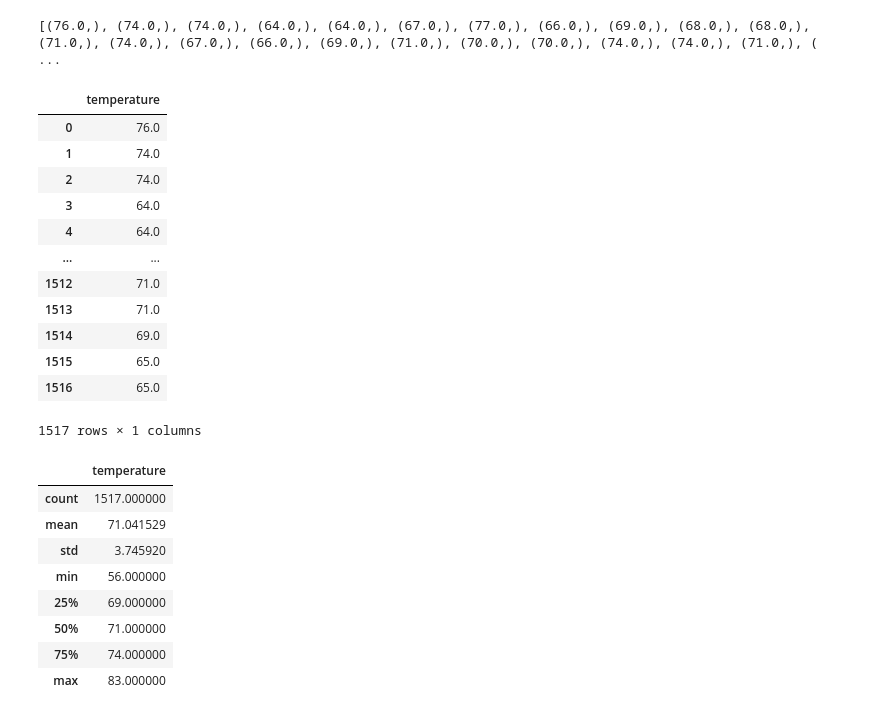
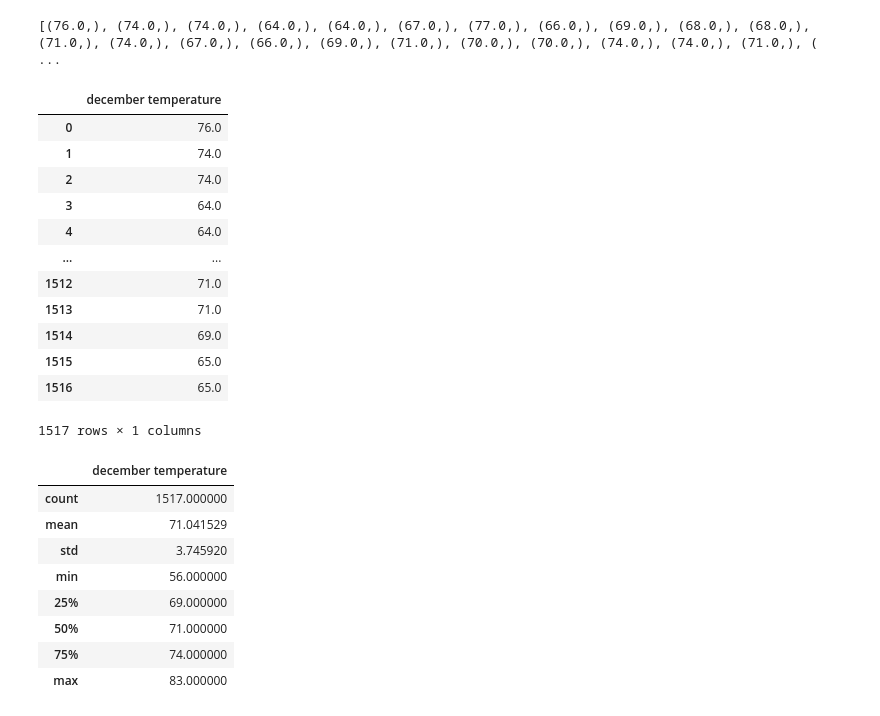
Before and after one commit to bmanalive/surfs_up, a Jupyter notebook: SurfsUp_Challenge.ipynb, the cells around one changed output. Cells and saved outputs as stored; diff of their text form; code cells hidden in the pictures.

```diff
--- a/SurfsUp_Challenge.ipynb
+++ b/SurfsUp_Challenge.ipynb
@@ -87,10 +87,10 @@ print(december_temps_list)
 [(76.0,), (74.0,), (74.0,), (64.0,), (64.0,), (67.0,), (77.0,), (66.0,), (69.0,), (68.0,), (68.0,), (71.0,), (74.0,), (67.0,), (66.0,), (69.0,), (71.0,), (70.0,), (70.0,), (74.0,), (74.0,), (71.0,), ( ...
 # %%
 # 8. Create a DataFrame from the list of temperatures for the month of December.
-december_temps_df = pd.DataFrame(december_temps_list, columns=['temperature'])
+december_temps_df = pd.DataFrame(december_temps_list, columns=['december temperature'])
 december_temps_df
 # %% [output]
-|  | temperature |
+|  | december temperature |
 | 0 | 76.0 |
 | 1 | 74.0 |
 | 2 | 74.0 |
@@ -107,7 +107,7 @@ december_temps_df
 # 9. Calculate and print out the summary statistics for the Decemeber temperature DataFrame.
 december_temps_df.describe()
 # %% [output]
-|  | temperature |
+|  | december temperature |
 | count | 1517.000000 |
 | mean | 71.041529 |
 | std | 3.745920 |
```
Also changed, not shown: parts of 2 cells of this notebook, 2 other files.
